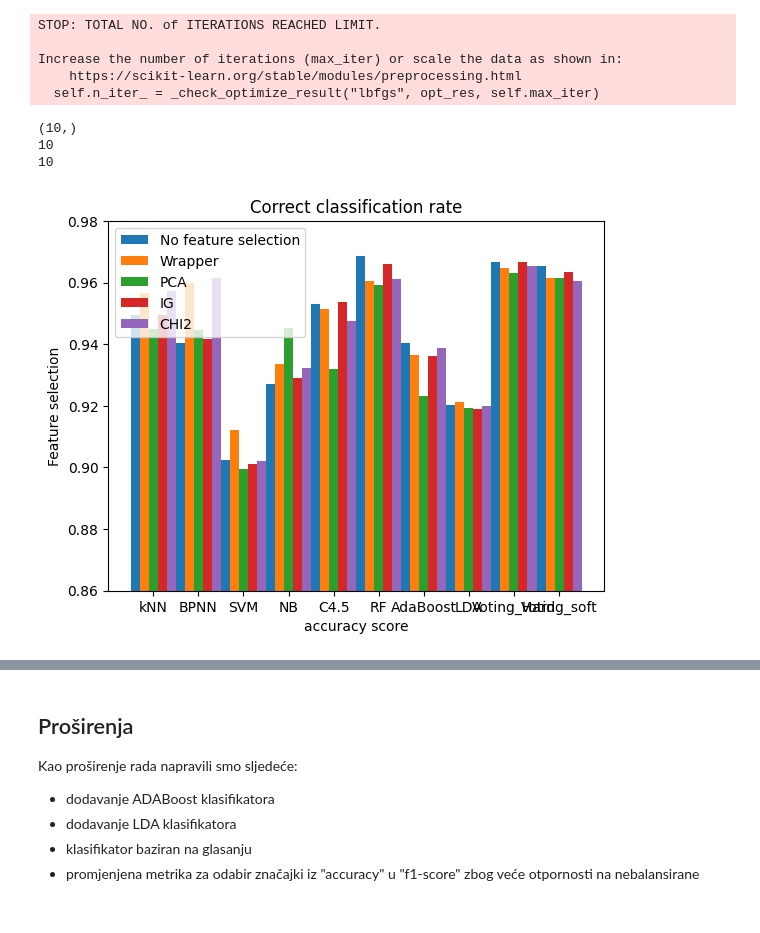
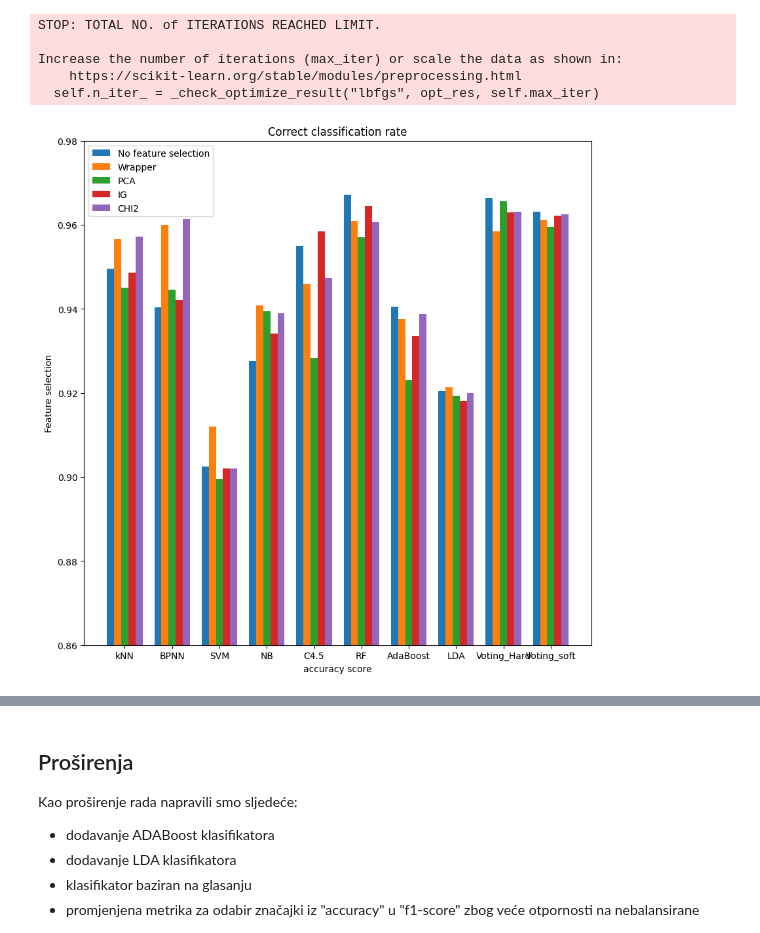
Before and after one commit to MR-adovan/UZOP_project, a Jupyter notebook: paper_improvement_Matija_Radovic.ipynb, the cells around one changed output, grey strips where cells are left out. Cells and saved outputs as stored; diff of their text form; code cells hidden in the pictures.

```diff
--- a/paper_improvement_Matija_Radovic.ipynb
+++ b/paper_improvement_Matija_Radovic.ipynb
@@ -605,7 +605,7 @@ sfs_selected_features = list()
 
 for classifier in classifiers:
     sfs1 = SFS(classifier,
-            k_features=(15,30),
+            k_features=(20,30),
             forward=False,
             floating=False,
             verbose=0,
@@ -915,28 +920,24 @@ Increase the number of iterations (max_iter) or scale the data as shown in:
 # %%
 classifiers_names = ['kNN','BPNN','SVM','NB','C4.5','RF', "AdaBoost", "LDA", "Voting_Hard", "Voting_soft"]
 X_axis = np.arange(len(classifiers_names))
 
-print(X_axis.shape)
-print(len(classifiers_names))
-print(len(accuracy_scores_all_features))
-plt.bar(X_axis - 0.40, accuracy_scores_all_features, 0.20, label = 'No feature selection')
-plt.bar(X_axis - 0.20, accuracy_scores_sfs, 0.20, label = 'Wrapper')
-plt.bar(X_axis + 0.0, accuracy_scores_PCA, 0.20, label = 'PCA')
-plt.bar(X_axis + 0.20, accuracy_scores_IG, 0.20, label = 'IG')
-plt.bar(X_axis + 0.40, accuracy_scores_chi, 0.20, label = 'CHI2')
+plt.rcParams["figure.figsize"] = (10,10)
+
+plt.bar(X_axis - 0.30, accuracy_scores_all_features, 0.15, label = 'No feature selection')
+plt.bar(X_axis - 0.15, accuracy_scores_sfs, 0.15, label = 'Wrapper')
+plt.bar(X_axis + 0.0, accuracy_scores_PCA, 0.15, label = 'PCA')
+plt.bar(X_axis + 0.15, accuracy_scores_IG, 0.15, label = 'IG')
+plt.bar(X_axis + 0.30, accuracy_scores_chi, 0.15, label = 'CHI2')
 
 plt.xticks(X_axis, classifiers_names)
 plt.xlabel("accuracy score")
 plt.ylabel("Feature selection")
 plt.title("Correct classification rate")
 plt.legend()
 plt.ylim(0.86,0.98)
 plt.show()
 # %% [output]
-(10,)
-10
-10
-[figure, old version]
+[figure, new version]
 # %%
 headers = ['Measures','Without feature selection', 'Wrapper', 'PCA', 'IG', "CHI2"]
 idx = list()
```
Also changed, not shown: parts of 18 cells of this notebook.
